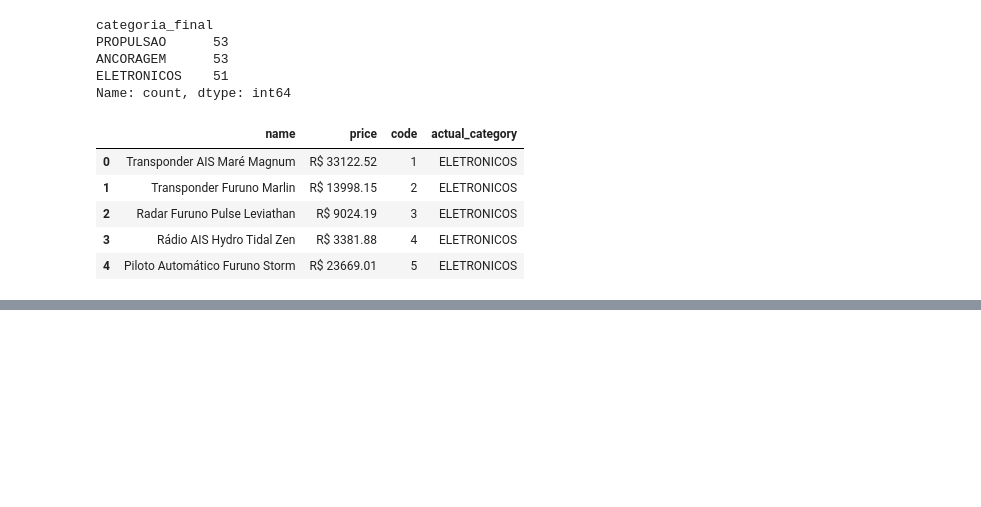
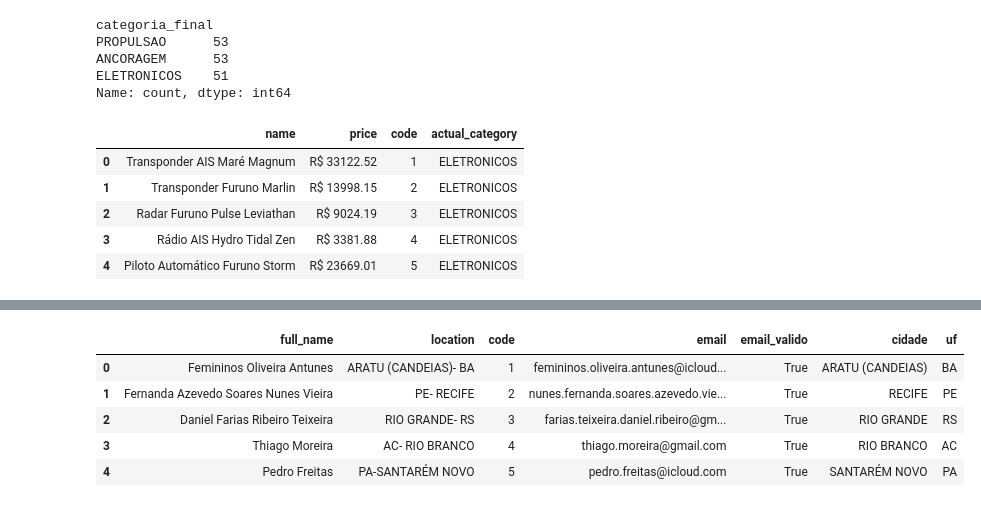
Before and after one commit to Andre-Tavora/lighthouse-desafio, a Jupyter notebook: notebooks/ada_limpeza.ipynb, the cells around one changed output, grey strips where cells are left out. Cells and saved outputs as stored; diff of their text form; code cells hidden in the pictures; blank space fills up the shorter version.

```diff
--- a/notebooks/ada_limpeza.ipynb
+++ b/notebooks/ada_limpeza.ipynb
@@ -244,0 +428,14 @@ df_produtos.head()
+# %%
+df_clientes["email"] = df_clientes["email_corrigido"]
+df_clientes["location"] = df_clientes["location_padronizada"]
+
+df_clientes.drop(columns=["email_corrigido", "location_padronizada"], inplace=True)
+
+df_clientes.head()
+# %% [output]
+|  | full_name | location | code | email | email_valido | cidade | uf |
+| 0 | Femininos Oliveira Antunes | ARATU (CANDEIAS)- BA | 1 | femininos.oliveira.antunes@icloud... | True | ARATU (CANDEIAS) | BA |
+| 1 | Fernanda Azevedo Soares Nunes Vieira | PE- RECIFE | 2 | nunes.fernanda.soares.azevedo.vie... | True | RECIFE | PE |
+| 2 | Daniel Farias Ribeiro Teixeira | RIO GRANDE- RS | 3 | farias.teixeira.daniel.ribeiro@gm... | True | RIO GRANDE | RS |
+| 3 | Thiago Moreira | AC- RIO BRANCO | 4 | thiago.moreira@gmail.com | True | RIO BRANCO | AC |
+| 4 | Pedro Freitas | PA-SANTARÉM NOVO | 5 | pedro.freitas@icloud.com | True | SANTARÉM NOVO | PA |
```
Also changed, not shown: parts of 10 cells of this notebook.
